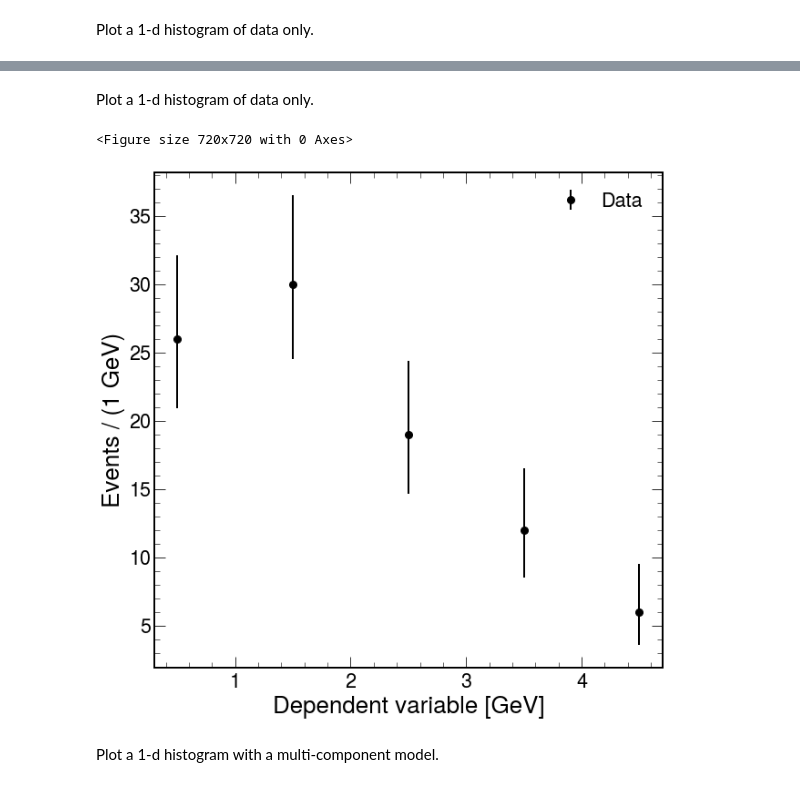
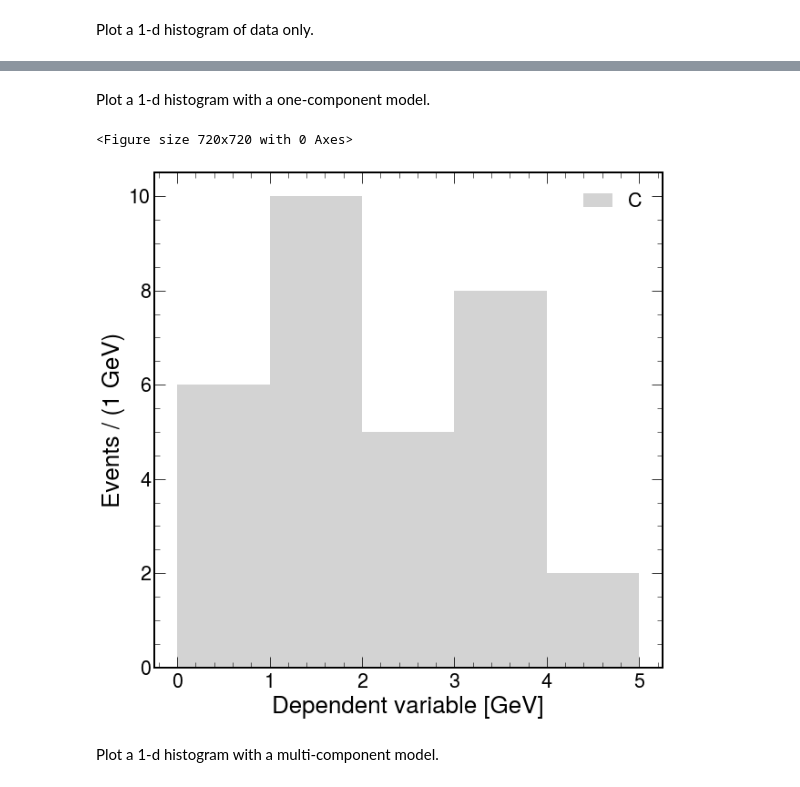
Before and after one commit to rreece/statistics-notebooks, a Jupyter notebook: notebooks/hep-plot-hello-world.ipynb, the cells around one changed output, grey strips where cells are left out. Cells and saved outputs as stored; diff of their text form; code cells hidden in the pictures.

```diff
--- a/notebooks/hep-plot-hello-world.ipynb
+++ b/notebooks/hep-plot-hello-world.ipynb
@@ -29,12 +43,10 @@ Plot a 1-d histogram of data only.
+# %% [markdown]
+Plot a 1-d histogram with a one-component model.
 # %%
-#hep.plot.hist1d(bins, y=data, labels=labels)
+hep.plot.hist1d(bins, y[-1], yerr=None, data=None, labels=labels[-1])
+# %% [output]
+<Figure size 720x720 with 0 Axes>
+[figure, added]
-# %% [markdown]
-Plot a 1-d histogram of data only.
-# %%
-hep.plot.hist1d(bins, data=data, labels=labels)
-# %% [output]
-<Figure size 720x720 with 0 Axes>
-[figure, removed]
 # %% [markdown]
 Plot a 1-d histogram with a multi-component model.
 # %%
```
Also changed, not shown: parts of 6 cells of this notebook, 2 other files.
